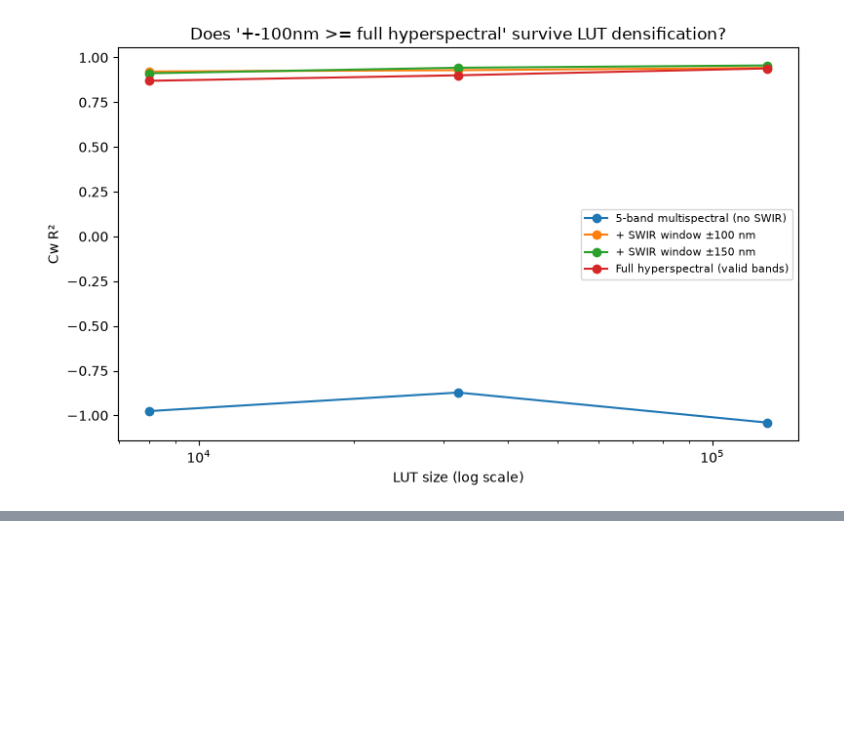
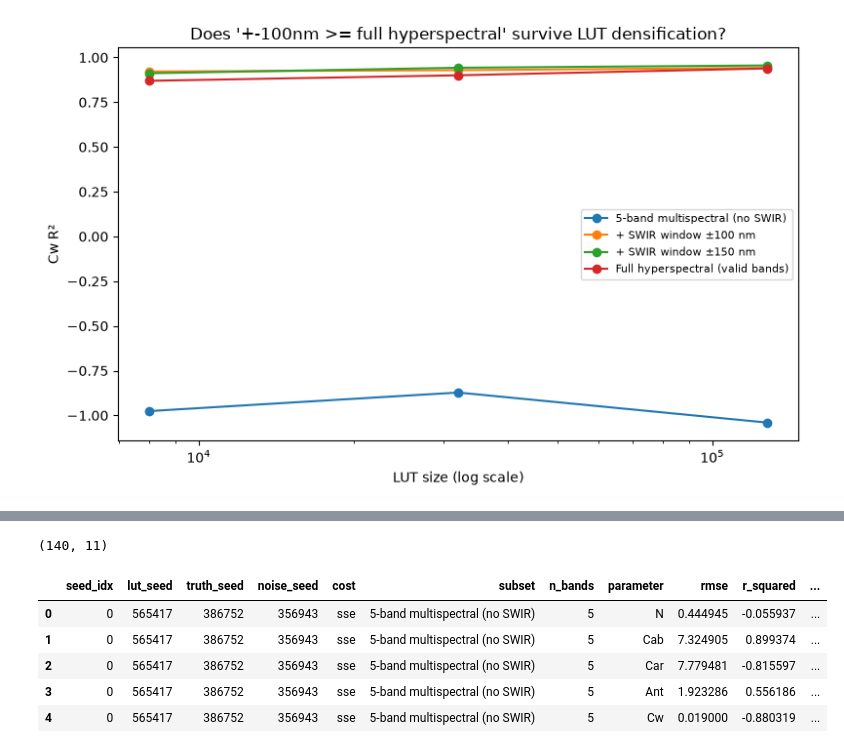
Before and after one commit to sabanskiy/tanager-pigment-inversion, a Jupyter notebook: notebooks/09_lut_density_convergence.ipynb, the cells around one changed output, grey strips where cells are left out. Drawn from its saved outputs; the diff is of its cells as text; code cells hidden in the pictures; blank space fills up the shorter version.

Commit message:
feat(notebooks): 09 — add 5-seed 32k multiseed re-check of subset-vs-full margin (review4 D1)

```diff
--- a/notebooks/09_lut_density_convergence.ipynb
+++ b/notebooks/09_lut_density_convergence.ipynb
@@ -164,0 +169,34 @@ dtype: float64
+# %%
+from src import experiments
+
+D1_N_SEEDS = 5
+d1_master_rng = np.random.default_rng(2028)
+d1_seed_triples = [
+    tuple(int(x) for x in d1_master_rng.integers(0, 1_000_000, size=3)) for _ in range(D1_N_SEEDS)
+]
+
+d1_subset_labels = ["5-band multispectral (no SWIR)", "+ SWIR window ±100 nm", "+ SWIR window ±150 nm", "Full hyperspectral (valid bands)"]
+d1_subset_masks = [subset_masks[subset_labels.index(lbl)] for lbl in d1_subset_labels]
+
+d1_df = experiments.run_subset_experiment(
+    seed_triples=d1_seed_triples,
+    subset_masks=d1_subset_masks,
+    subset_labels=d1_subset_labels,
+    wavelengths=wavelengths,
+    tts=mean_sun_zenith,
+    costs=("sse",),
+    n_reference_lut=32000,
+    n_truth=300,
+    noise_sigma=0.005,
+)
+d1_df.to_csv("../results/tables/11_lut_convergence_32k_multiseed.csv", index=False)
+print(d1_df.shape)
+d1_df.head()
+# %% [output]
+(140, 11)
+|  | seed_idx | lut_seed | truth_seed | noise_seed | cost | subset | n_bands | parameter | rmse | r_squared | ... |
+| 0 | 0 | 565417 | 386752 | 356943 | sse | 5-band multispectral (no SWIR) | 5 | N | 0.444945 | -0.055937 | ... |
+| 1 | 0 | 565417 | 386752 | 356943 | sse | 5-band multispectral (no SWIR) | 5 | Cab | 7.324905 | 0.899374 | ... |
+| 2 | 0 | 565417 | 386752 | 356943 | sse | 5-band multispectral (no SWIR) | 5 | Car | 7.779481 | -0.815597 | ... |
+| 3 | 0 | 565417 | 386752 | 356943 | sse | 5-band multispectral (no SWIR) | 5 | Ant | 1.923286 | 0.556186 | ... |
+| 4 | 0 | 565417 | 386752 | 356943 | sse | 5-band multispectral (no SWIR) | 5 | Cw | 0.019000 | -0.880319 | ... |
```
Also changed, not shown: parts of 2 cells of this notebook, 1 other file.
